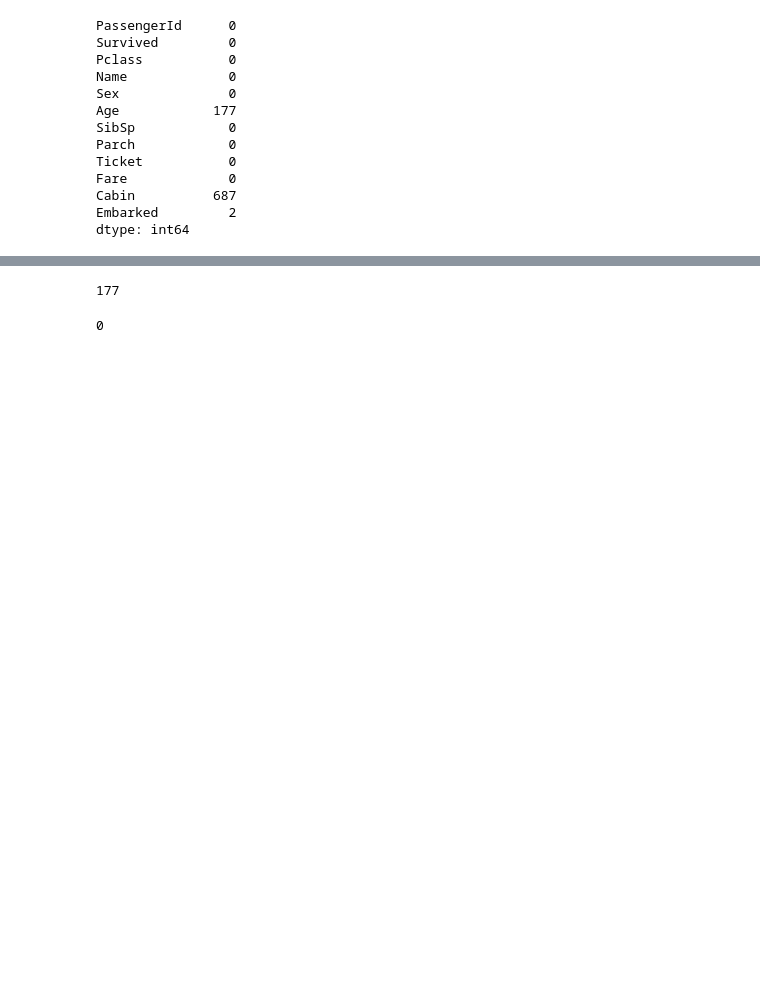
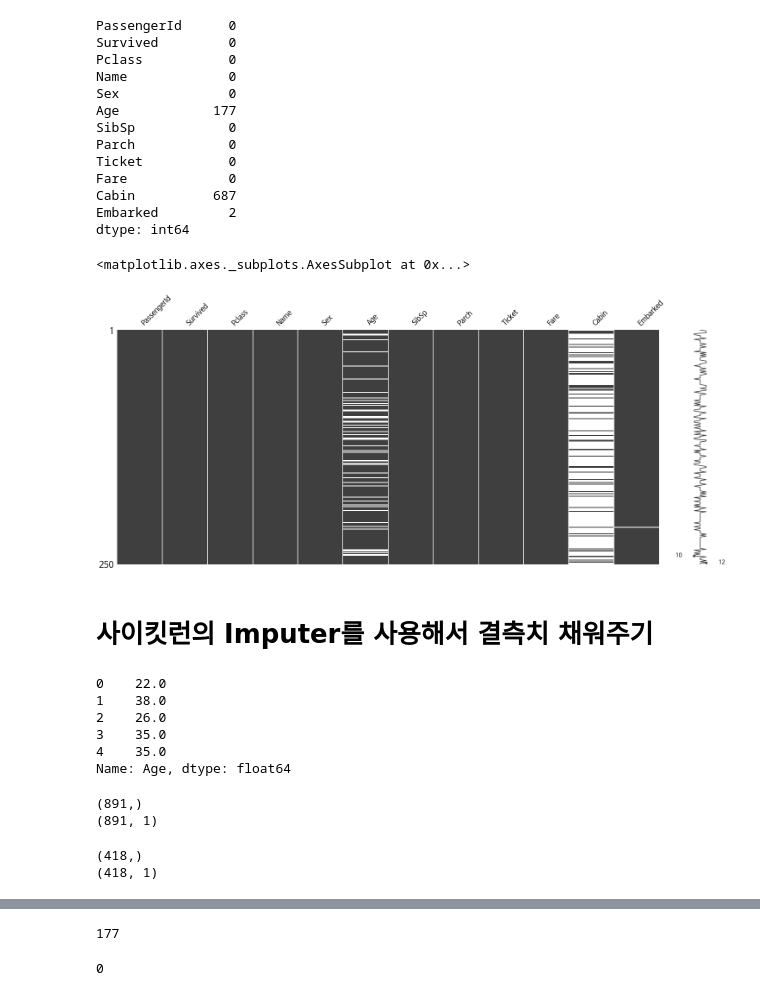
Before and after one commit to Yoonkimove/titanic, a Jupyter notebook: Titanic - decision_tree.ipynb, the cells around one changed output, grey strips where cells are left out. Saved outputs shown, nothing was run; the diff lists cells and outputs as text; code cells hidden in the pictures; blank space fills up the shorter version.

```diff
--- a/Titanic - decision_tree.ipynb
+++ b/Titanic - decision_tree.ipynb
@@ -70,3 +73,13 @@ Fare             0
 Cabin          687
 Embarked         2
 dtype: int64
+# %%
+# 결측치를 시각화
+%matplotlib inline
+train = train.replace("nan", np.nan)
+msno.matrix(train.sample(250))
+# %% [output]
+<matplotlib.axes._subplots.AxesSubplot at 0x...>
+[figure, added]
+# %% [markdown]
+# 사이킷런의 Imputer를 사용해서 결측치 채워주기
@@ -72,0 +89,25 @@ dtype: int64
+# %%
+train_imputer['Age'][:5]
+# %% [output]
+0    22.0
+1    38.0
+2    26.0
+3    35.0
+4    35.0
+Name: Age, dtype: float64
+# %%
+# 벡터 데이터의 형태를 출력해 본다.
+print(train_imputer['Age'].values.shape)
+# reshape(-1,1)를 사용해 벡터 데이터를 행렬 데이터로 변환해 준다.
+print(train_imputer['Age'].values.reshape(-1,1).shape)
+# %% [output]
+(891,)
+(891, 1)
+# %%
+# 벡터 데이터의 형태를 출력해 본다.
+print(test_imputer['Age'].values.shape)
+# reshape(-1,1)를 사용해 벡터 데이터를 행렬 데이터로 변환해 준다.
+print(test_imputer['Age'].values.reshape(-1,1).shape)
+# %% [output]
+(418,)
+(418, 1)
```
Also changed, not shown: parts of 41 cells of this notebook.
